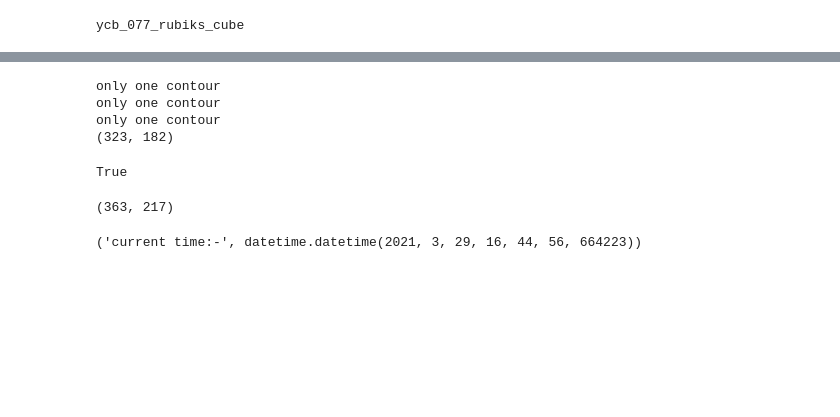
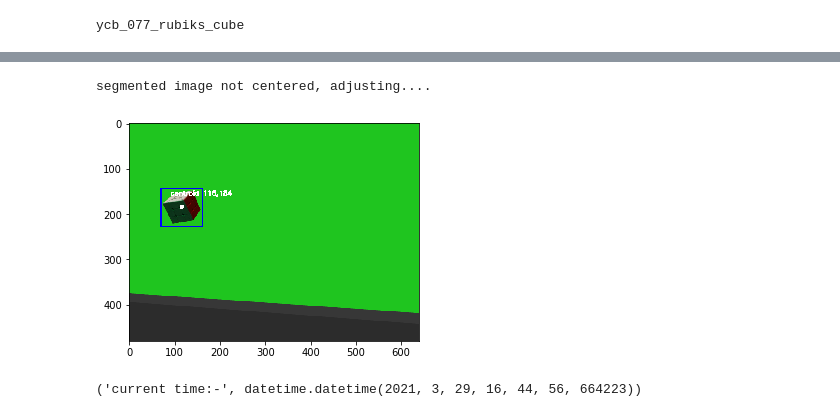
Before and after one commit to takeshi-pumas/takeshi_notebooks, a Jupyter notebook: notebooks/7_tensorflow_object_detection_api_dataset_prep.ipynb, the cells around one changed output, grey strips where cells are left out. Drawn from its saved outputs; the diff is of its cells as text; code cells hidden in the pictures; blank space fills up the shorter version.

```diff
--- a/notebooks/7_tensorflow_object_detection_api_dataset_prep.ipynb
+++ b/notebooks/7_tensorflow_object_detection_api_dataset_prep.ipynb
@@ -155,61 +151,60 @@ delete_object("lego3")
 # %%
+close_enough= False
+goal_cX=cv2_img.shape[1]*.5
+goal_cY=cv2_img.shape[0]*.5
 cv2_img = rgbd.get_image()
-
-img= np.copy(cv2_img)
+img=cv2.cvtColor(cv2_img, cv2.COLOR_BGR2RGB)
+#img= np.copy(cv2_img)
 low= np.array([0,100,0])
 high= np.array([100,200,100])
 mask = cv2.inRange(cv2_img, low, high)
 mask_buena= cv2.morphologyEx(mask,cv2.MORPH_ERODE,np.ones((9,9),np.uint8))
 masked_image = np.copy(img)
 masked_image[mask_buena != 0] = [0, 0, 0]
 
 #
 ### FIND OBJECTS ( CONTOURS FINDING IN MASKED IMAGE)
 
 ret,thresh = cv2.threshold(mask_buena,127,255,0)
 contours, hierarchy = cv2.findContours(thresh,cv2.RETR_TREE,cv2.CHAIN_APPROX_SIMPLE)
-
 i=find_2nd_biggest_contour_ix(contours)
 boundRect = cv2.boundingRect(contours[find_2nd_biggest_contour_ix(contours)])#contours_poly[i])
 img=cv2.rectangle(img,(boundRect[0], boundRect[1]),(boundRect[0]+boundRect[2], boundRect[1]+boundRect[3]), (255,0,0), 2)
-x,y,w,h =boundRect
-
-if (w < h):
-
-
-    x=(int)(x-.5*(h-w))
-    w=h
-    boundRect=x,y,w,h
-    img=cv2.rectangle(img,(boundRect[0], boundRect[1]),(boundRect[0]+boundRect[2], boundRect[1]+boundRect[3]), (255,0,0), 2)
-if (h < w):
-
-
-    y=(int)(x-.5*(w-h))
-    h=w
-    boundRect=x,y,w,h
-    img=cv2.rectangle(img,(boundRect[0], boundRect[1]),(boundRect[0]+boundRect[2], boundRect[1]+boundRect[3]), (255,0,0), 2)
-
+##DRAW BOUNDIG RECT AROUND SECOND BIIGGEST CONTOUR ( WHY SECOND PLEASE THINK ABOUT IT, and EXPERIMENT)
 #img_roi=img[y:y+h,x:x+w,:]
 #img_resized=cv2.resize(img_roi,(img_width,img_height))
 ret,thresh = cv2.threshold(mask_buena,127,255,0)
 c=contours[find_2nd_biggest_contour_ix(contours)]
-
-
-
-    # calculate moments for each contour
+# calculate moments for each contour
 M = cv2.moments(c)
-    # calculate x,y coordinate of center
+# calculate x,y coordinate of center
 cX = int(M["m10"] / M["m00"])
 cY = int(M["m01"] / M["m00"])
 cv2.circle(img, (cX, cY), 5, (255, 255, 255), -1)
 cv2.putText(img, "centroid "+str(cX)+','+str(cY)    ,    (cX - 25, cY - 25)   ,cv2.FONT_HERSHEY_SIMPLEX, 0.5, (255, 255, 255), 2)
+cv2_img=cv2.cvtColor(img, cv2.COLOR_RGB2BGR)
+#cv2.imshow('press key to quit',img)
+#cv2.waitKey(0)
+#cv2.destroyAllWindows()
+plt.imshow(cv2_img)
+head_val=head.get_current_joint_values()
+if (cX < .45* goal_cX):
+    head_val[0]+= np.deg2rad(10)
+elif (cY < .45*goal_cY):
+    head_val[1]=np.deg2rad(5)
+elif (cX >= .55*goal_cX):
+    head_val[0]+= np.deg2rad(-10)
+elif (cY >= .55*goal_cY):
+    head_val[1]=np.deg2rad(-5)
+else:
+    close_enough=True
 
-cv2.imshow('frame', img)
-cv2.waitKey(0)
-cv2.destroyAllWindows()
-print(cX,cY)
+if not close_enough:
+    print('segmented image not centered, adjusting....')
+    head.set_joint_value_target(head_val)
+    head.go()
+else:
+    print ('close enough')
 # %% [output]
-only one contour
-only one contour
-only one contour
-(323, 182)
+segmented image not centered, adjusting....
+[figure, added]
@@ -226,12 +211,3 @@ if (cY >= .55*cv2_img.shape[0]):
-# %%
-head.set_joint_value_target(head_val)
-head.go()
-# %% [output]
-True
-# %%
-cX,cY
-# %% [output]
-(363, 217)
 # %%
 import datetime
 ct = datetime.datetime.now()
```
Also changed, not shown: parts of 7 cells of this notebook.
